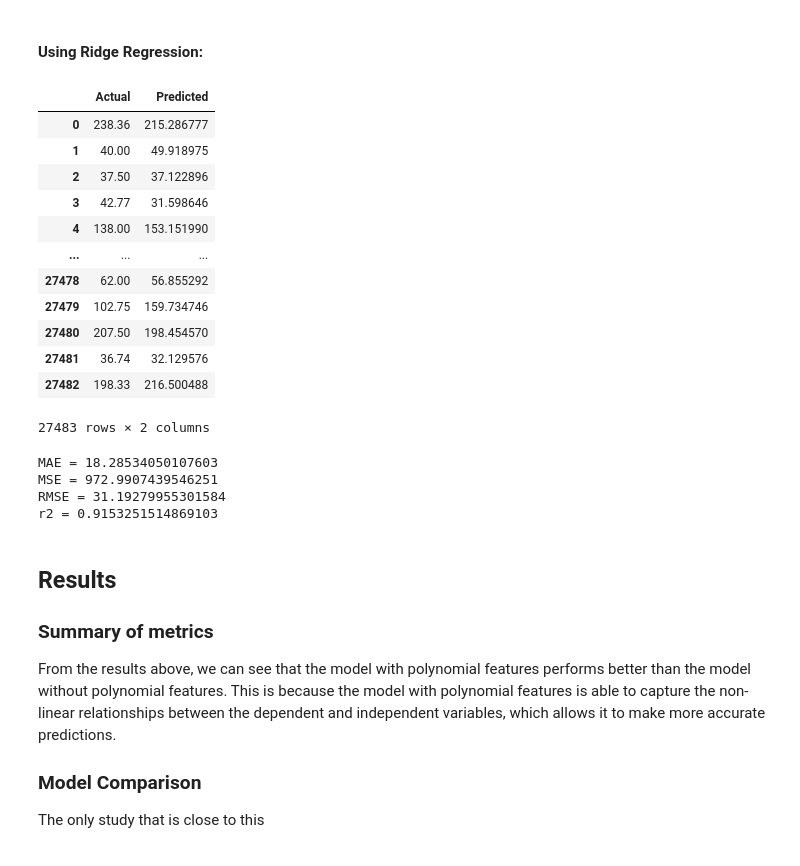
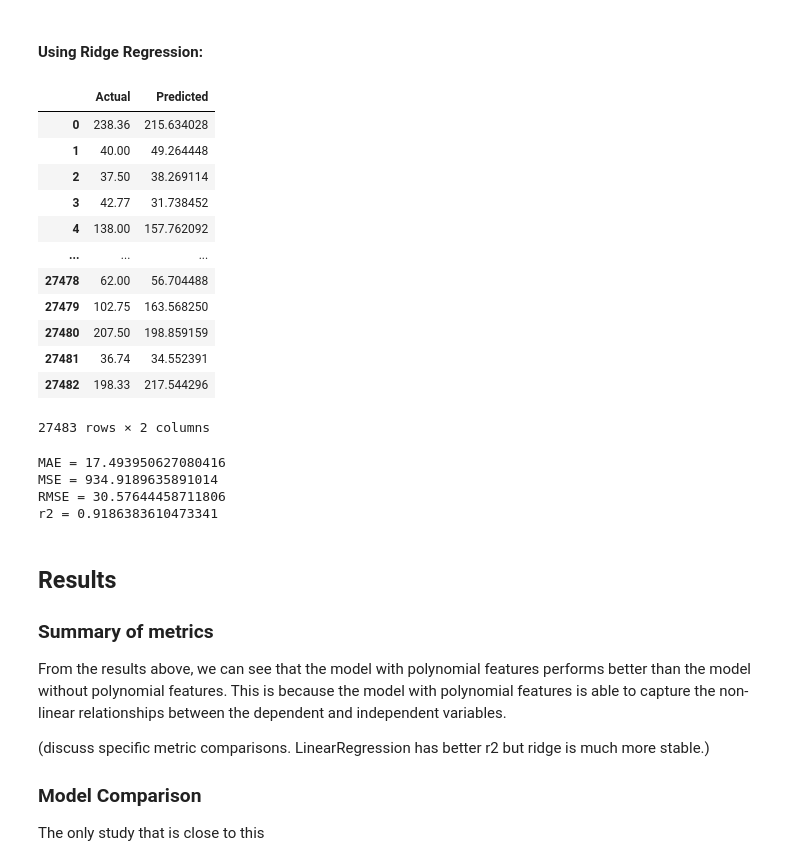
Before and after one commit to adzmco23/cs180-group23-project, a Jupyter notebook: CS-180-Final-Project.ipynb, the cells around one changed output. Cells and saved outputs as stored; diff of their text form; code cells hidden in the pictures.

```diff
--- a/CS-180-Final-Project.ipynb
+++ b/CS-180-Final-Project.ipynb
@@ -254,23 +292,14 @@ Extending the linear model using polynomial features can be a very effective way
 # %%
-data['month2'] = data['month']**2 # add degree of freedom
-data['longlat'] = data['longitude']*data['latitude'] # long-lat relationship
-data['inflyr'] = data['year']*data['inflation'] # inflation-year relationship
-data['locyr'] = data['inflyr']*data['longlat'] # location-year relationship
-data['locmth'] = data['month']*data['month2']*data['longlat'] # location-month relationship
-
-#divide the data into test and training sets
+#divide the data into feature and target sets
 X = data.drop(['price'], axis='columns')
 y = data['price'].values
 
-# add interactions for each commodity
+# For each commodity, add a new interaction feature with each of the non-commodity predictors in the dataset
 for i in X.columns:
-    if i not in ['locyr','locmth','inflation','year','inflyr','longlat','latitude','longitude','month','month2','priceflag_actual','priceflag_actual,aggregate','priceflag_aggregate','pricetype_Farm Gate','pricetype_Retail','pricetype_Wholesale']:
-        for j in ['locyr','locmth','inflation','year','inflyr','longlat','latitude','longitude','month','month2','priceflag_actual','priceflag_actual,aggregate','priceflag_aggregate','pricetype_Farm Gate','pricetype_Retail','pricetype_Wholesale']:
-            X=pd.concat((X,(X[i]*X[j]).rename(i+j)),axis=1)
+    if i not in ['inflation','year','inflyr','longlat','latitude','longitude','locyr','locmth','month','month2','location','priceflag_actual','priceflag_actual,aggregate','priceflag_aggregate','pricetype_Farm Gate','pricetype_Retail','pricetype_Wholesale']:
+        for j in ['year','inflyr','locyr','locmth','latitude','longitude','longlat','month','month2','priceflag_actual','priceflag_actual,aggregate','priceflag_aggregate','pricetype_Farm Gate','pricetype_Retail','pricetype_Wholesale']:
+            X.insert(len(X.columns),i+' x '+j,X[i]*X[j])
+            #X=pd.concat((X,(X[i]*X[j]).rename(i+j)),axis=1)
 
-X_train, X_test, y_train, y_test = train_test_split(X, y, test_size=0.20, random_state=26)
-print(X_train.shape)
-print(X_test.shape)
-print(y_train.shape)
-print(y_test.shape)
-display(X_train)
+# remove commodity-dependent presictors
+X = X.drop(['month','month2','locmth','priceflag_actual','priceflag_actual,aggregate','priceflag_aggregate','pricetype_Farm Gate','pricetype_Retail','pricetype_Wholesale'], axis='columns')
@@ -334,46 +373,48 @@ r2 = 0.9209007686823766
 # %% [markdown]
 #### Using Ridge Regression:
 # %%
-from sklearn.linear_model import Ridge
-regressor = Ridge()
+regressor = Ridge(alpha=0.01)
 regressor.fit(X_train, y_train)
+#print(f"alpha = {regressor.alpha_}")
 
 test_predictions = regressor.predict(X_test)
 
 #get the MAE,MSE,RMSE, and R2 values to evaluate the model
 MAE = mean_absolute_error(y_test,test_predictions)
 MSE = mean_squared_error(y_test,test_predictions)
 RMSE = np.sqrt(MSE)
 r2 = r2_score(y_test,test_predictions)
 
 comparison_df = pd.DataFrame({"Actual":y_test,"Predicted":test_predictions})
 display(comparison_df)
 
 print(f"MAE = {MAE}\nMSE = {MSE}\nRMSE = {RMSE}\nr2 = {r2}")
 # %% [output]
 |  | Actual | Predicted |
-| 0 | 238.36 | 215.286777 |
-| 1 | 40.00 | 49.918975 |
-| 2 | 37.50 | 37.122896 |
-| 3 | 42.77 | 31.598646 |
-| 4 | 138.00 | 153.151990 |
+| 0 | 238.36 | 215.634028 |
+| 1 | 40.00 | 49.264448 |
+| 2 | 37.50 | 38.269114 |
+| 3 | 42.77 | 31.738452 |
+| 4 | 138.00 | 157.762092 |
 | ... | ... | ... |
-| 27478 | 62.00 | 56.855292 |
-| 27479 | 102.75 | 159.734746 |
-| 27480 | 207.50 | 198.454570 |
-| 27481 | 36.74 | 32.129576 |
-| 27482 | 198.33 | 216.500488 |
+| 27478 | 62.00 | 56.704488 |
+| 27479 | 102.75 | 163.568250 |
+| 27480 | 207.50 | 198.859159 |
+| 27481 | 36.74 | 34.552391 |
+| 27482 | 198.33 | 217.544296 |
 27483 rows × 2 columns
-MAE = 18.28534050107603
-MSE = 972.9907439546251
-RMSE = 31.19279955301584
-r2 = 0.9153251514869103
+MAE = 17.493950627080416
+MSE = 934.9189635891014
+RMSE = 30.57644458711806
+r2 = 0.9186383610473341
 # %% [markdown]
 ## Results
 
 ### Summary of metrics
 
-From the results above, we can see that the model with polynomial features performs better than the model without polynomial features. This is because the model with polynomial features is able to capture the non-linear relationships between the dependent and independent variables, which allows it to make more accurate predictions.
+From the results above, we can see that the model with polynomial features performs better than the model without polynomial features. This is because the model with polynomial features is able to capture the non-linear relationships between the dependent and independent variables.
+
+(discuss specific metric comparisons. LinearRegression has better r2 but ridge is much more stable.)
 
 
 
```
Also changed, not shown: parts of 30 cells of this notebook.
